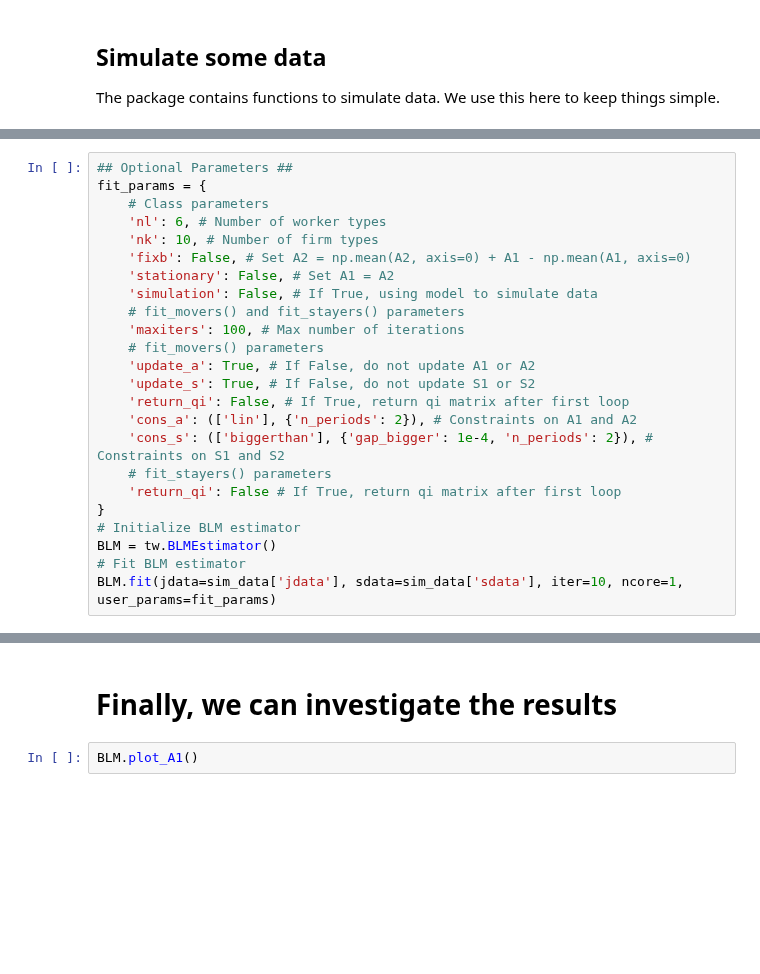
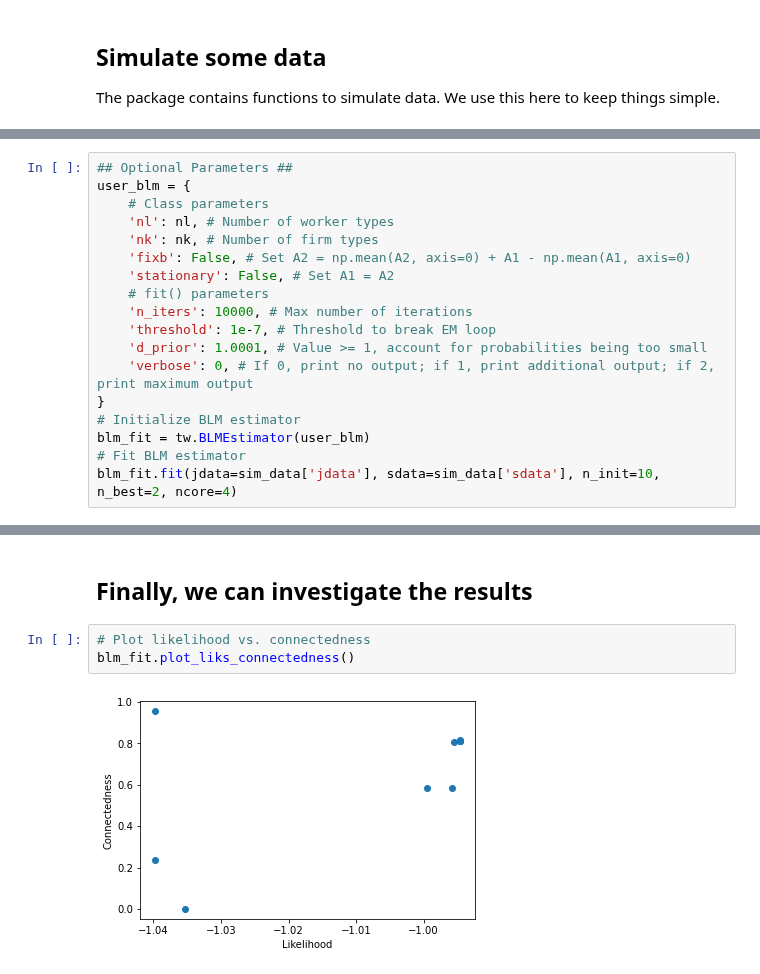
Before and after one commit to tlamadon/pytwoway, a Jupyter notebook: docs-src/source/notebooks/blm_example.ipynb, the cells around one changed output, grey strips where cells are left out. Drawn from its saved outputs; the diff is of its cells as text; blank space fills up the shorter version.

Commit message:
Changes to blm: add progress bar, scatter likelihood vs. connectedness, add verbose, update documentation

```diff
--- a/docs-src/source/notebooks/blm_example.ipynb
+++ b/docs-src/source/notebooks/blm_example.ipynb
@@ -58,24 +62,18 @@ display(sim_data['sdata'])
 # %%
 ## Optional Parameters ##
-fit_params = {
+user_blm = {
     # Class parameters
-    'nl': 6, # Number of worker types
-    'nk': 10, # Number of firm types
+    'nl': nl, # Number of worker types
+    'nk': nk, # Number of firm types
     'fixb': False, # Set A2 = np.mean(A2, axis=0) + A1 - np.mean(A1, axis=0)
     'stationary': False, # Set A1 = A2
-    'simulation': False, # If True, using model to simulate data
-    # fit_movers() and fit_stayers() parameters
-    'maxiters': 100, # Max number of iterations
-    # fit_movers() parameters
-    'update_a': True, # If False, do not update A1 or A2
-    'update_s': True, # If False, do not update S1 or S2
-    'return_qi': False, # If True, return qi matrix after first loop
-    'cons_a': (['lin'], {'n_periods': 2}), # Constraints on A1 and A2
-    'cons_s': (['biggerthan'], {'gap_bigger': 1e-4, 'n_periods': 2}), # Constraints on S1 and S2
-    # fit_stayers() parameters
-    'return_qi': False # If True, return qi matrix after first loop
+    # fit() parameters
+    'n_iters': 10000, # Max number of iterations
+    'threshold': 1e-7, # Threshold to break EM loop
+    'd_prior': 1.0001, # Value >= 1, account for probabilities being too small
+    'verbose': 0, # If 0, print no output; if 1, print additional output; if 2, print maximum output
 }
 # Initialize BLM estimator
-BLM = tw.BLMEstimator()
+blm_fit = tw.BLMEstimator(user_blm)
 # Fit BLM estimator
-BLM.fit(jdata=sim_data['jdata'], sdata=sim_data['sdata'], iter=10, ncore=1, user_params=fit_params)
+blm_fit.fit(jdata=sim_data['jdata'], sdata=sim_data['sdata'], n_init=10, n_best=2, ncore=4)
@@ -121,4 +80,7 @@ LinAlgError: Array must not contain infs or NaNs
 # %% [markdown]
-# Finally, we can investigate the results
+## Finally, we can investigate the results
-# %%
-BLM.plot_A1()
+# %%
+# Plot likelihood vs. connectedness
+blm_fit.plot_liks_connectedness()
+# %% [output]
+[figure, added]
```
Also changed, not shown: parts of 7 cells of this notebook, 18 other files.
